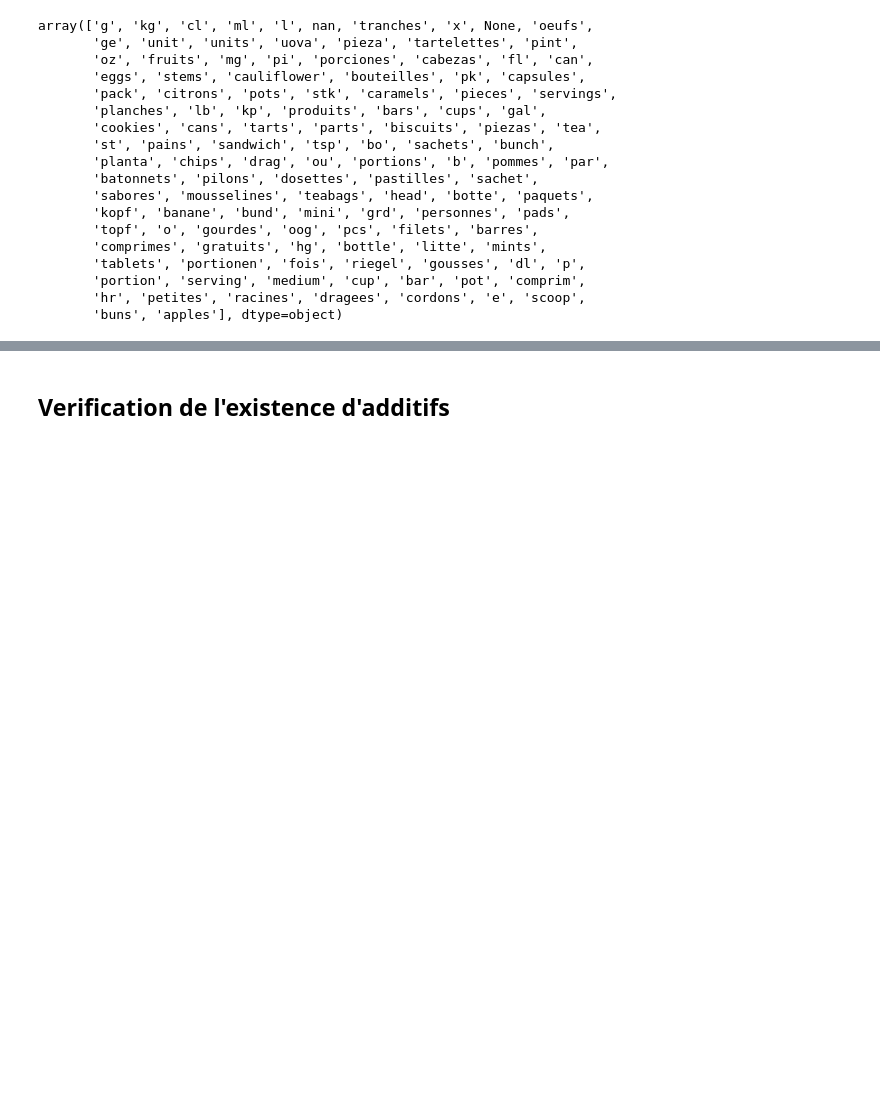
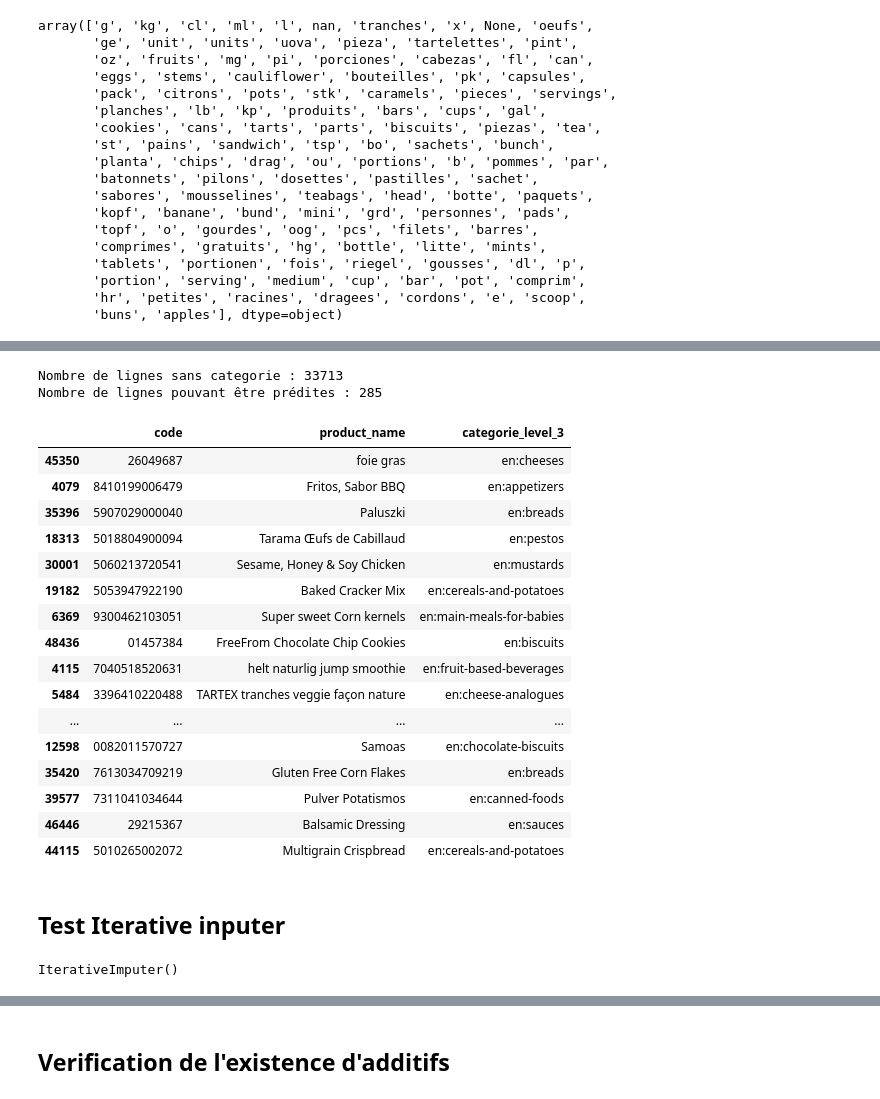
Before and after one commit to CeVague/Projet_3-Concevez_application_pour_sante_publique, a Jupyter notebook: Nettoyage.ipynb, the cells around one changed output, grey strips where cells are left out. Cells and saved outputs as stored; diff of their text form; code cells hidden in the pictures; blank space fills up the shorter version.

```diff
--- a/Nettoyage.ipynb
+++ b/Nettoyage.ipynb
@@ -708,0 +664,13 @@ array([[0.00000000e+00, 0.00000000e+00, 0.00000000e+00, ...,
+# %%
+clf = RandomForestClassifier(n_estimators=15)
+clf = clf.fit(X, y)
+# %%
+listeTmp = data.loc[data[columnPredict].isna(), listeColumns]
+print("Nombre de lignes sans categorie :", len(listeTmp))
+listeTmp = listeTmp.dropna()
+print("Nombre de lignes pouvant être prédites :", len(listeTmp))
+# %% [output]
+Nombre de lignes sans categorie : 33713
+Nombre de lignes pouvant être prédites : 285
+# %%
+listeTmp[columnPredict] = enc.inverse_transform(clf.predict(listeTmp))
@@ -708,0 +680,24 @@ array([[0.00000000e+00, 0.00000000e+00, 0.00000000e+00, ...,
+# %%
+data[columnPredict] = listeTmp[columnPredict]
+# %%
+data.loc[listeTmp.index, ['code', 'product_name', columnPredict]].head(20)
+# %% [output]
+|  | code | product_name | categorie_level_3 |
+| 45350 | 26049687 | foie gras | en:cheeses |
+| 4079 | 8410199006479 | Fritos, Sabor BBQ | en:appetizers |
+| 35396 | 5907029000040 | Paluszki | en:breads |
+| 18313 | 5018804900094 | Tarama Œufs de Cabillaud | en:pestos |
+| 30001 | 5060213720541 | Sesame, Honey & Soy Chicken | en:mustards |
+| 19182 | 5053947922190 | Baked Cracker Mix | en:cereals-and-potatoes |
+| 6369 | 9300462103051 | Super sweet Corn kernels | en:main-meals-for-babies |
+| 48436 | 01457384 | FreeFrom Chocolate Chip Cookies | en:biscuits |
+| 4115 | 7040518520631 | helt naturlig jump smoothie | en:fruit-based-beverages |
+| 5484 | 3396410220488 | TARTEX tranches veggie façon nature | en:cheese-analogues |
+| ... | ... | ... | ... |
+| 12598 | 0082011570727 | Samoas | en:chocolate-biscuits |
+| 35420 | 7613034709219 | Gluten Free Corn Flakes | en:breads |
+| 39577 | 7311041034644 | Pulver Potatismos | en:canned-foods |
+| 46446 | 29215367 | Balsamic Dressing | en:sauces |
+| 44115 | 5010265002072 | Multigrain Crispbread | en:cereals-and-potatoes |
+# %% [markdown]
+## Test Iterative inputer
@@ -708,0 +713,4 @@ array([[0.00000000e+00, 0.00000000e+00, 0.00000000e+00, ...,
+# %%
+imp_mean.fit(data[listeColumns])
+# %% [output]
+IterativeImputer()
```
Also changed, not shown: parts of 98 cells of this notebook.
